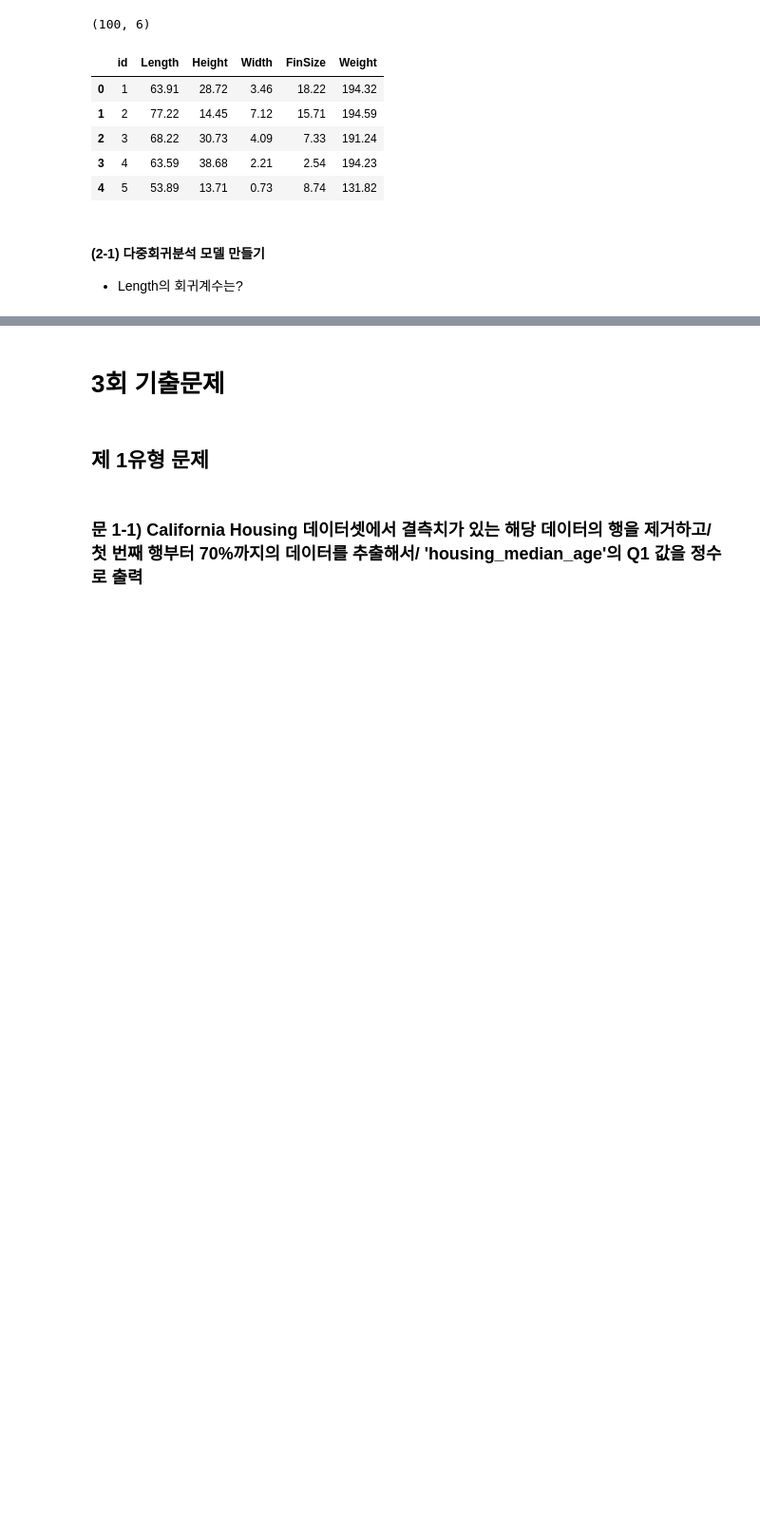
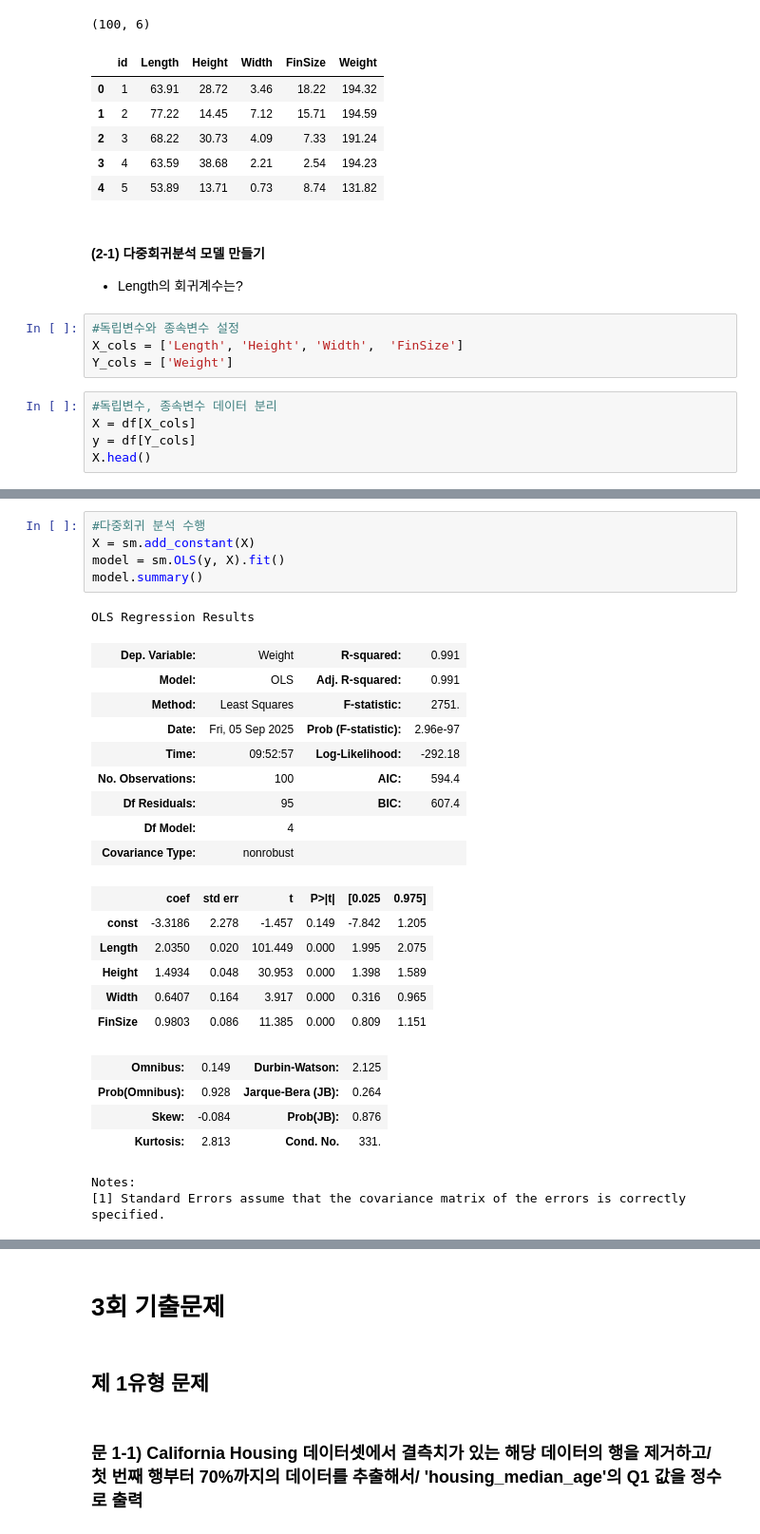
Before and after one commit to va4756/yemoon_bigdata_test, a Jupyter notebook: bigdata_예문_실전문제_example3.ipynb, the cells around one changed output, grey strips where cells are left out. Shown at 95% size. Drawn from its saved outputs; the diff is of its cells as text; blank space fills up the shorter version.

```diff
--- a/bigdata_예문_실전문제_example3.ipynb
+++ b/bigdata_예문_실전문제_example3.ipynb
@@ -772,3 +772,12 @@ df.head()
 # %% [markdown]
 #### (2-1) 다중회귀분석 모델 만들기
 - Length의 회귀계수는?
+# %%
+#독립변수와 종속변수 설정
+X_cols = ['Length',	'Height', 'Width',	'FinSize']
+Y_cols = ['Weight']
+# %%
+#독립변수, 종속변수 데이터 분리
+X = df[X_cols]
+y = df[Y_cols]
+X.head()
@@ -774,0 +791,28 @@ df.head()
+# %%
+#다중회귀 분석 수행
+X = sm.add_constant(X)
+model = sm.OLS(y, X).fit()
+model.summary()
+# %% [output]
+OLS Regression Results
+| Dep. Variable: | Weight | R-squared: | 0.991 |
+| Model: | OLS | Adj. R-squared: | 0.991 |
+| Method: | Least Squares | F-statistic: | 2751. |
+| Date: | Fri, 05 Sep 2025 | Prob (F-statistic): | 2.96e-97 |
+| Time: | 09:52:57 | Log-Likelihood: | -292.18 |
+| No. Observations: | 100 | AIC: | 594.4 |
+| Df Residuals: | 95 | BIC: | 607.4 |
+| Df Model: | 4 |  |  |
+| Covariance Type: | nonrobust |  |  |
+|  | coef | std err | t | P>|t| | [0.025 | 0.975] |
+| const | -3.3186 | 2.278 | -1.457 | 0.149 | -7.842 | 1.205 |
+| Length | 2.0350 | 0.020 | 101.449 | 0.000 | 1.995 | 2.075 |
+| Height | 1.4934 | 0.048 | 30.953 | 0.000 | 1.398 | 1.589 |
+| Width | 0.6407 | 0.164 | 3.917 | 0.000 | 0.316 | 0.965 |
+| FinSize | 0.9803 | 0.086 | 11.385 | 0.000 | 0.809 | 1.151 |
+| Omnibus: | 0.149 | Durbin-Watson: | 2.125 |
+| Prob(Omnibus): | 0.928 | Jarque-Bera (JB): | 0.264 |
+| Skew: | -0.084 | Prob(JB): | 0.876 |
+| Kurtosis: | 2.813 | Cond. No. | 331. |
+Notes:
+[1] Standard Errors assume that the covariance matrix of the errors is correctly specified.
```
Also changed, not shown: parts of 6 cells of this notebook.
